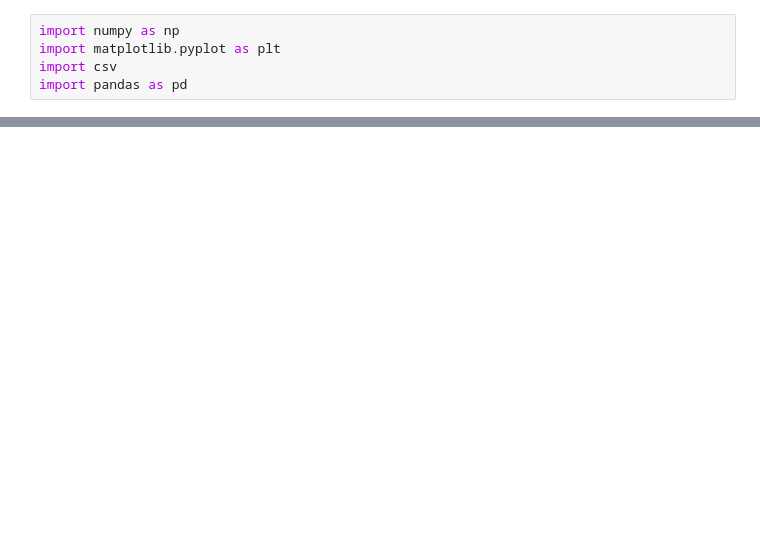
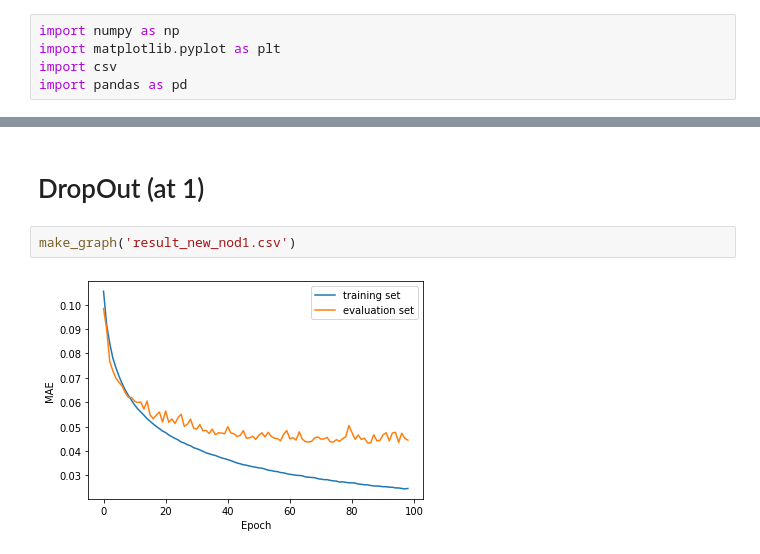
Before and after one commit to GuptaVishu2002/ElemNet, a Jupyter notebook: Graph.ipynb, the cells around one changed output, grey strips where cells are left out. Cells and saved outputs as stored; diff of their text form; blank space fills up the shorter version.

```diff
--- a/Graph.ipynb
+++ b/Graph.ipynb
@@ -34,0 +44,6 @@ plt.show()
+# %% [markdown]
+# DropOut (at 1)
+# %%
+make_graph('result_new_nod1.csv')
+# %% [output]
+[figure, added]
```
Also changed, not shown: parts of 20 cells of this notebook.
